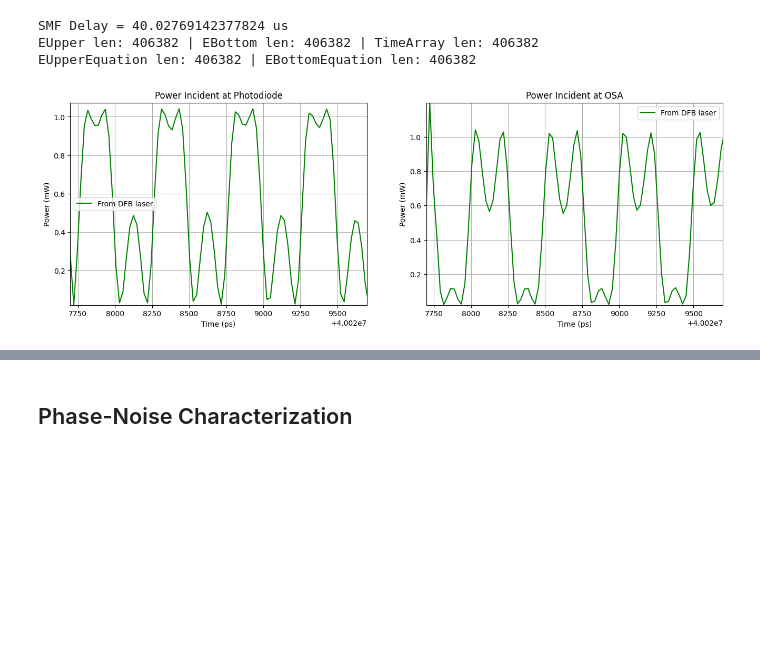
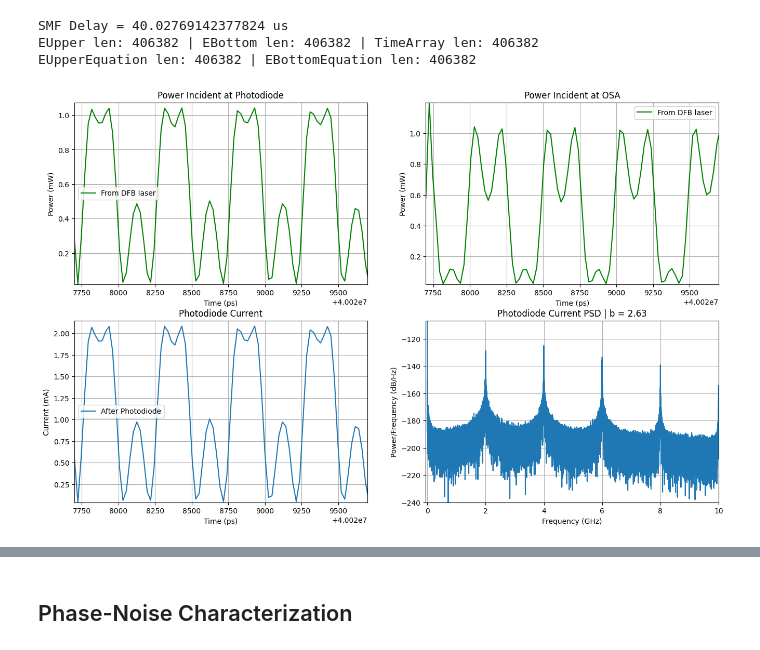
Before and after one commit to CaioRodrigues200/Laser-Study, a Jupyter notebook: Projects/Delayed_Self_Heterodyne/Delayed_Self_Heterodyne.ipynb, the cells around one changed output, grey strips where cells are left out. Cells and saved outputs as stored; diff of their text form; code cells hidden in the pictures; blank space fills up the shorter version.

```diff
--- a/Projects/Delayed_Self_Heterodyne/Delayed_Self_Heterodyne.ipynb
+++ b/Projects/Delayed_Self_Heterodyne/Delayed_Self_Heterodyne.ipynb
@@ -55,7 +55,7 @@ laser_dfb_parameters.epsilon = 4.58e-8   # [cm3] gain compression factor
 laser_dfb_parameters.tau_p   = 7.15e-12  # [s] photon lifetime
 laser_dfb_parameters.gamma   = 1.0       # mode confinement factor
 laser_dfb_parameters.beta    = 3.54e-5   # fraction of spontaneous emission coupling
-laser_dfb_parameters.alpha   = 1.55      # linewidth enchancement factor
+laser_dfb_parameters.alpha   = 10*1.55         # linewidth enchancement factor (default is 1.55)
 laser_dfb_parameters.sigma   = 2e-20     # gain cross section
 laser_dfb_parameters.i_bias  = 0.0129    # [A] i_bias
 laser_dfb_parameters.i_max   = 0.0300    # [A] i_max
@@ -108,6 +108,8 @@ SaveFile['e_out'] = laser1.e_out
 SaveFile['current'] = laser1.current
 SaveFile['t'] = laser1.t
 SaveFile['lmbd'] = laser1.lmbd
+SaveFile['SpS'] = SpS
+SaveFile['Rs'] = Rs
 with open(picklepath+'Dataset('+str(checkpoint_count+1)+').pickle','wb') as handle:
     pickle.dump(SaveFile,handle,protocol=pickle.HIGHEST_PROTOCOL)
 
@@ -326,7 +383,7 @@ laser_dfb_parameters.epsilon = 4.58e-8   # [cm3] gain compression factor
 laser_dfb_parameters.tau_p   = 7.15e-12  # [s] photon lifetime
 laser_dfb_parameters.gamma   = 1.0       # mode confinement factor
 laser_dfb_parameters.beta    = 3.54e-5   # fraction of spontaneous emission coupling
-laser_dfb_parameters.alpha   = 1.55      # linewidth enchancement factor
+laser_dfb_parameters.alpha   = 11.55      # linewidth enchancement factor (default is 1.55)
 laser_dfb_parameters.sigma   = 2e-20     # gain cross section
 laser_dfb_parameters.i_bias  = 0.0129    # [A] i_bias
 laser_dfb_parameters.i_max   = 0.0300    # [A] i_max
@@ -518,53 +658,54 @@ SMF Delay = 40.02769142377824 us
 EUpper len: 406382 | EBottom len: 406382 | TimeArray len: 406382
 EUpperEquation len: 406382 | EBottomEquation len: 406382
 # %%
-fig, ax = plt.subplots(1,2)
-fig.set_figheight(5)
+fig, ax = plt.subplots(2,2)
+fig.set_figheight(10)
 fig.set_figwidth(16)
 
 StTime = np.min(timeArray*1e12) # Starting time post delay
 
-ax[0].plot(timeArray*1e12,np.abs(Epd)**2*1e3, label='From DFB laser',color='green')
-# ax[0].plot(timeArray*1e12,np.abs(Emodelpd)**2*1e3, label='From Equation',color='orange',linestyle='--')
-ax[0].set_xlim(StTime,StTime+2000)
-ax[0].set_ylim(np.min(np.abs(Epd)**2)*1e3,np.max(np.abs(Epd)**2)*1e3)
-ax[0].set_xlabel('Time (ps)')
-ax[0].set_ylabel('Power (mW)')
-ax[0].set_title('Power Incident at Photodiode')
-ax[0].grid()
-ax[0].legend()
+ax[0][0].plot(timeArray*1e12,np.abs(Epd)**2*1e3, label='From DFB laser',color='green')
+# ax[0][0].plot(timeArray*1e12,np.abs(Emodelpd)**2*1e3, label='From Equation',color='orange',linestyle='--')
+ax[0][0].set_xlim(StTime,StTime+2000)
+ax[0][0].set_ylim(np.min(np.abs(Epd)**2)*1e3,np.max(np.abs(Epd)**2)*1e3)
+ax[0][0].set_xlabel('Time (ps)')
+ax[0][0].set_ylabel('Power (mW)')
+ax[0][0].set_title('Power Incident at Photodiode')
+ax[0][0].grid()
+ax[0][0].legend()
 
-ax[1].plot(timeArray*1e12,np.abs(Eosa)**2*1e3, label='From DFB laser',color='green')
-# ax[1].plot(timeArray*1e12,np.abs(Emodelosa)**2*1e3, label='From Equation',color='orange',linestyle='--')
-ax[1].set_xlim(StTime,StTime+2000)
-ax[1].set_ylim(np.min(np.abs(Eosa)**2)*1e3,np.max(np.abs(Eosa)**2)*1e3)
-ax[1].set_xlabel('Time (ps)')
-ax[1].set_ylabel('Power (mW)')
-ax[1].set_title('Power Incident at OSA')
-ax[1].grid()
-ax[1].legend()
+ax[0][1].plot(timeArray*1e12,np.abs(Eosa)**2*1e3, label='From DFB laser',color='green')
+# ax[0][1].plot(timeArray*1e12,np.abs(Emodelosa)**2*1e3, label='From Equation',color='orange',linestyle='--')
+ax[0][1].set_xlim(StTime,StTime+2000)
+ax[0][1].set_ylim(np.min(np.abs(Eosa)**2)*1e3,np.max(np.abs(Eosa)**2)*1e3)
+ax[0][1].set_xlabel('Time (ps)')
+ax[0][1].set_ylabel('Power (mW)')
+ax[0][1].set_title('Power Incident at OSA')
+ax[0][1].grid()
+ax[0][1].legend()
 
-fig, ax = plt.subplots(1,2)
-fig.set_figheight(5)
-fig.set_figwidth(16)
+ax[1][0].plot(timeArray*1e12,IPd*1e3, label='After Photodiode')
+# ax[1][0].plot(timeArray*1e12,np.abs(Emodelpd)**2*1e3, label='From Equation')
+ax[1][0].set_xlim(StTime,StTime+2000)
+ax[1][0].set_ylim(np.min(IPd)*1e3,np.max(IPd)*1e3)
+ax[1][0].set_xlabel('Time (ps)')
+ax[1][0].set_ylabel('Current (mA)')
+ax[1][0].set_title('Photodiode Current')
+ax[1][0].grid()
+ax[1][0].legend()
 
-ax[0].plot(timeArray*1e12,IPd*1e3, label='After Photodiode')
-# ax[0].plot(timeArray*1e12,np.abs(Emodelpd)**2*1e3, label='From Equation')
-ax[0].set_xlim(StTime,StTime+2000)
-ax[0].set_ylim(np.min(IPd)*1e3,np.max(IPd)*1e3)
-ax[0].set_xlabel('Time (ps)')
-ax[0].set_ylabel('Current (mA)')
-ax[0].set_title('Photodiode Current')
-ax[0].grid()
-ax[0].legend()
+# freq, spectrum = get_spectrum(IPd, Fs=Fs, Fc=0, xunits='hz',sides='onesided')
+spectrum = len(IPd)*np.abs(np.fft.fft(IPd, norm='forward'))**2/Fs
+freq = np.fft.fftfreq(len(IPd),d=1/Fs)
+spectrum = 2*spectrum[:int(len(freq)/2)]
+freq = freq[:int(len(freq)/2)]
 
-freq, spectrum = get_spectrum(IPd, Fs=Fs, Fc=0, xunits='hz',sides='onesided')
-ax[1].plot(freq*1e-9,spectrum)
-ax[1].set_xlabel('Frequency (GHz)')
-ax[1].set_ylabel('Power/Frequency (dB/Hz)')
-ax[1].set_xlim(-0.05,10)
-ax[1].set_ylim(-150,np.max(spectrum))
-ax[1].set_title(f'E-Field PSD | b = {bIdx}')
-ax[1].grid()
+ax[1][1].plot(freq*1e-9,10*np.log10(spectrum))
+ax[1][1].set_xlabel('Frequency (GHz)')
+ax[1][1].set_ylabel('Power/Frequency (dB/Hz)')
+ax[1][1].set_xlim(-0.05,10)
+ax[1][1].set_ylim(-240,np.max(10*np.log10(spectrum)))
+ax[1][1].set_title(f'Photodiode Current PSD | b = {bIdx}')
+ax[1][1].grid()
 # %% [output]
-[figure, old version]
+[figure, new version]
```
Also changed, not shown: parts of 14 cells of this notebook, 2 other files.
